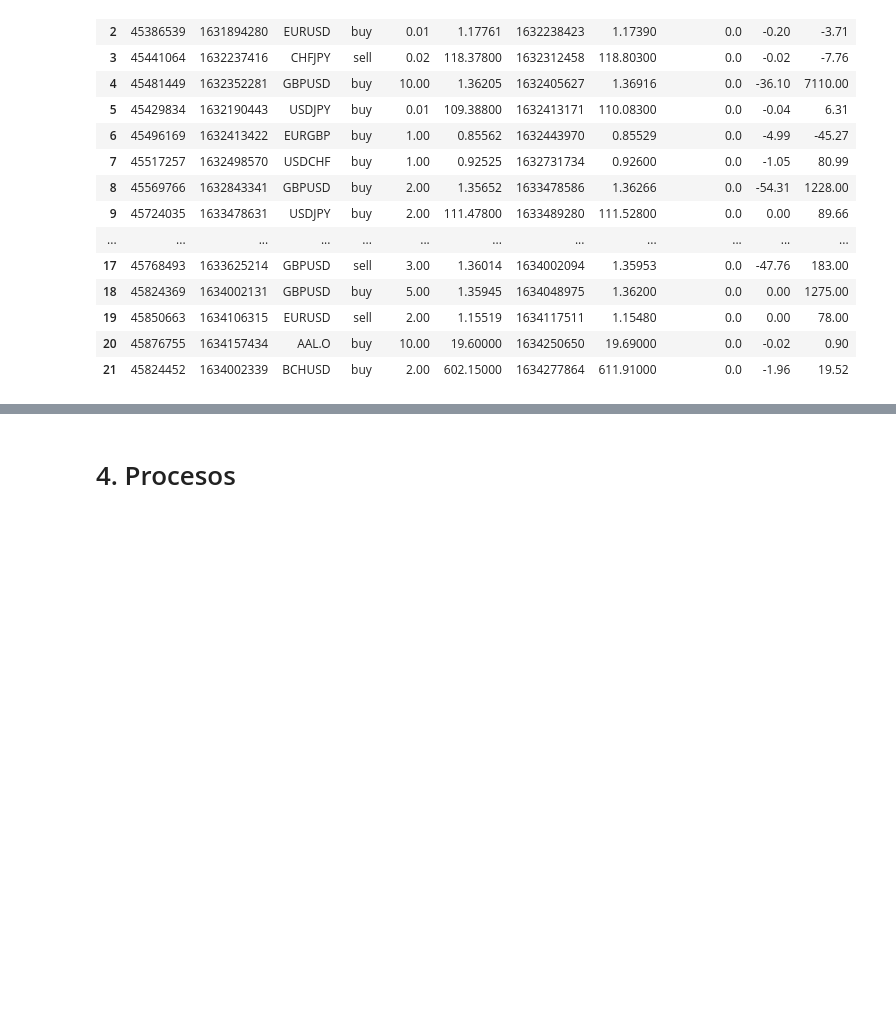
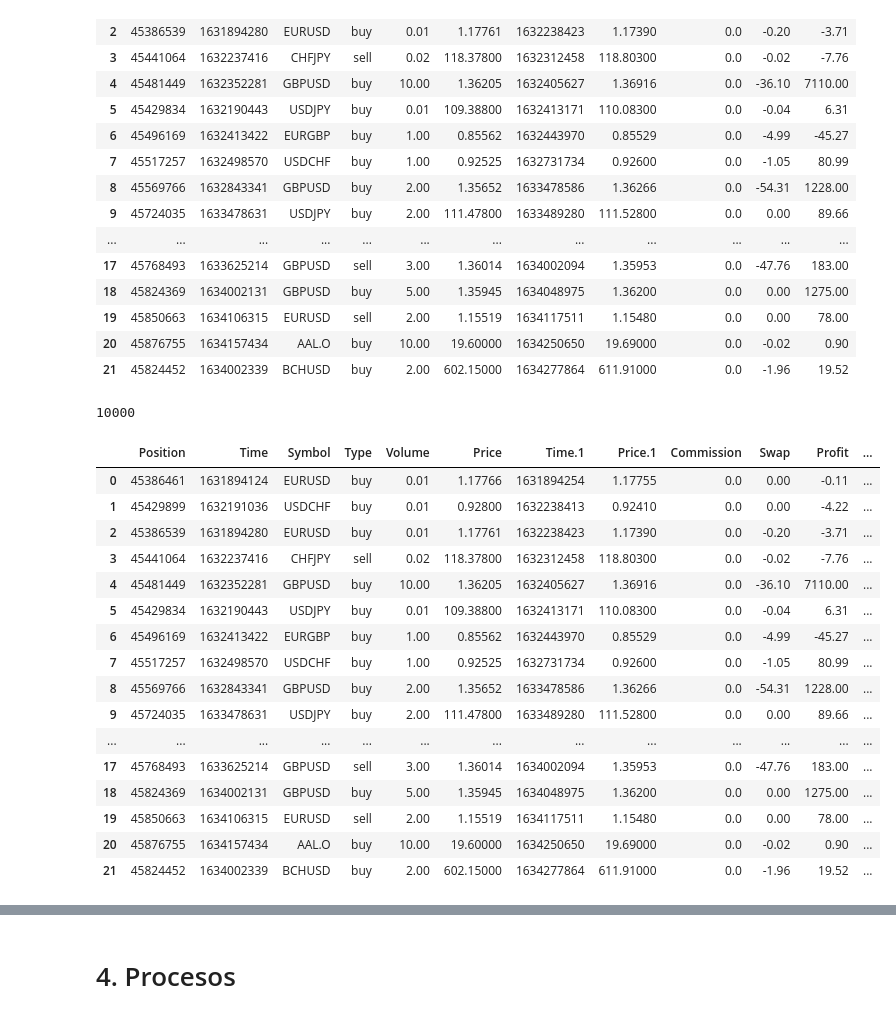
Before and after one commit to fjbarrg/MyST_LAB_3, a Jupyter notebook: LAB_3_Ariadna.ipynb, the cells around one changed output, grey strips where cells are left out. Saved outputs shown, nothing was run; the diff lists cells and outputs as text; code cells hidden in the pictures; blank space fills up the shorter version.

```diff
--- a/LAB_3_Ariadna.ipynb
+++ b/LAB_3_Ariadna.ipynb
@@ -33,8 +35,8 @@ import functions as f
 # 3. Datos utilizados
 Se descargan los históricos de MetaTrader5 del laboratorio anterior, se debe repetir el proceso con todos los integrantes del equipo. Por eso el documento 'cuentas.csv' tiene las credenciales de todos.
 # %%
-ariadna = f.f_leer_archivo()
-ariadna
+historico_ariadna = f.f_leer_archivo()
+historico_ariadna
 # %% [output]
 Los nombres son: ['Ariadna', 'Javier']
 Se inició sesión con éxito
@@ -55,3 +57,27 @@ Se inició sesión con éxito
 | 19 | 45850663 | 1634106315 | EURUSD | sell | 2.00 | 1.15519 | 1634117511 | 1.15480 | 0.0 | 0.00 | 78.00 |
 | 20 | 45876755 | 1634157434 | AAL.O | buy | 10.00 | 19.60000 | 1634250650 | 19.69000 | 0.0 | -0.02 | 0.90 |
 | 21 | 45824452 | 1634002339 | BCHUSD | buy | 2.00 | 602.15000 | 1634277864 | 611.91000 | 0.0 | -1.96 | 19.52 |
+# %%
+f.f_pip_size('EURUSD')
+# %% [output]
+10000
+# %%
+f.f_columnas_tiempos(historico_ariadna)
+# %% [output]
+|  | Position | Time | Symbol | Type | Volume | Price | Time.1 | Price.1 | Commission | Swap | Profit | ... |
+| 0 | 45386461 | 1631894124 | EURUSD | buy | 0.01 | 1.17766 | 1631894254 | 1.17755 | 0.0 | 0.00 | -0.11 | ... |
+| 1 | 45429899 | 1632191036 | USDCHF | buy | 0.01 | 0.92800 | 1632238413 | 0.92410 | 0.0 | 0.00 | -4.22 | ... |
+| 2 | 45386539 | 1631894280 | EURUSD | buy | 0.01 | 1.17761 | 1632238423 | 1.17390 | 0.0 | -0.20 | -3.71 | ... |
+| 3 | 45441064 | 1632237416 | CHFJPY | sell | 0.02 | 118.37800 | 1632312458 | 118.80300 | 0.0 | -0.02 | -7.76 | ... |
+| 4 | 45481449 | 1632352281 | GBPUSD | buy | 10.00 | 1.36205 | 1632405627 | 1.36916 | 0.0 | -36.10 | 7110.00 | ... |
+| 5 | 45429834 | 1632190443 | USDJPY | buy | 0.01 | 109.38800 | 1632413171 | 110.08300 | 0.0 | -0.04 | 6.31 | ... |
+| 6 | 45496169 | 1632413422 | EURGBP | buy | 1.00 | 0.85562 | 1632443970 | 0.85529 | 0.0 | -4.99 | -45.27 | ... |
+| 7 | 45517257 | 1632498570 | USDCHF | buy | 1.00 | 0.92525 | 1632731734 | 0.92600 | 0.0 | -1.05 | 80.99 | ... |
+| 8 | 45569766 | 1632843341 | GBPUSD | buy | 2.00 | 1.35652 | 1633478586 | 1.36266 | 0.0 | -54.31 | 1228.00 | ... |
+| 9 | 45724035 | 1633478631 | USDJPY | buy | 2.00 | 111.47800 | 1633489280 | 111.52800 | 0.0 | 0.00 | 89.66 | ... |
+| ... | ... | ... | ... | ... | ... | ... | ... | ... | ... | ... | ... | ... |
+| 17 | 45768493 | 1633625214 | GBPUSD | sell | 3.00 | 1.36014 | 1634002094 | 1.35953 | 0.0 | -47.76 | 183.00 | ... |
+| 18 | 45824369 | 1634002131 | GBPUSD | buy | 5.00 | 1.35945 | 1634048975 | 1.36200 | 0.0 | 0.00 | 1275.00 | ... |
+| 19 | 45850663 | 1634106315 | EURUSD | sell | 2.00 | 1.15519 | 1634117511 | 1.15480 | 0.0 | 0.00 | 78.00 | ... |
+| 20 | 45876755 | 1634157434 | AAL.O | buy | 10.00 | 19.60000 | 1634250650 | 19.69000 | 0.0 | -0.02 | 0.90 | ... |
+| 21 | 45824452 | 1634002339 | BCHUSD | buy | 2.00 | 602.15000 | 1634277864 | 611.91000 | 0.0 | -1.96 | 19.52 | ... |
```
Also changed, not shown: parts of 3 cells of this notebook, 4 other files.
